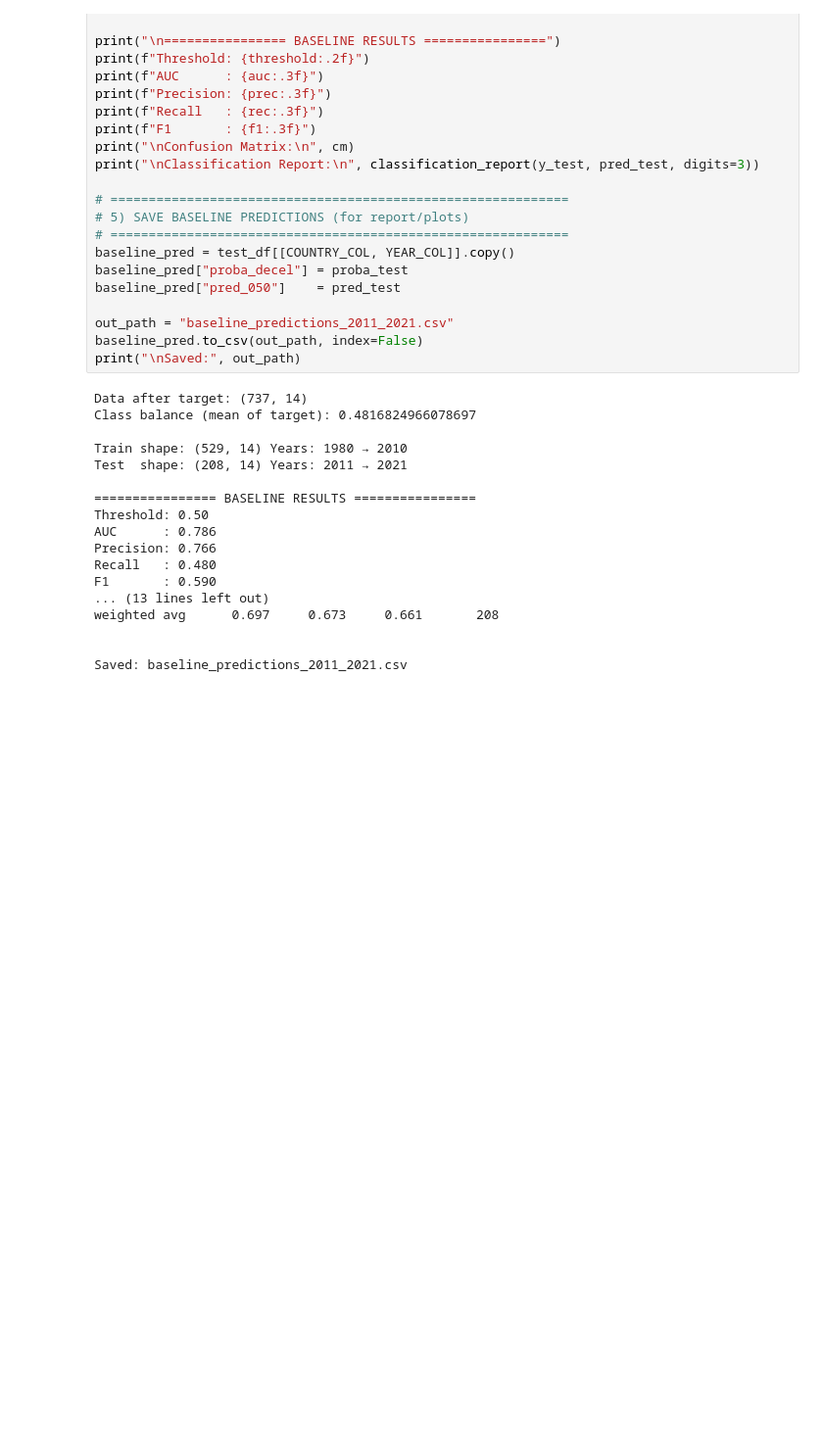
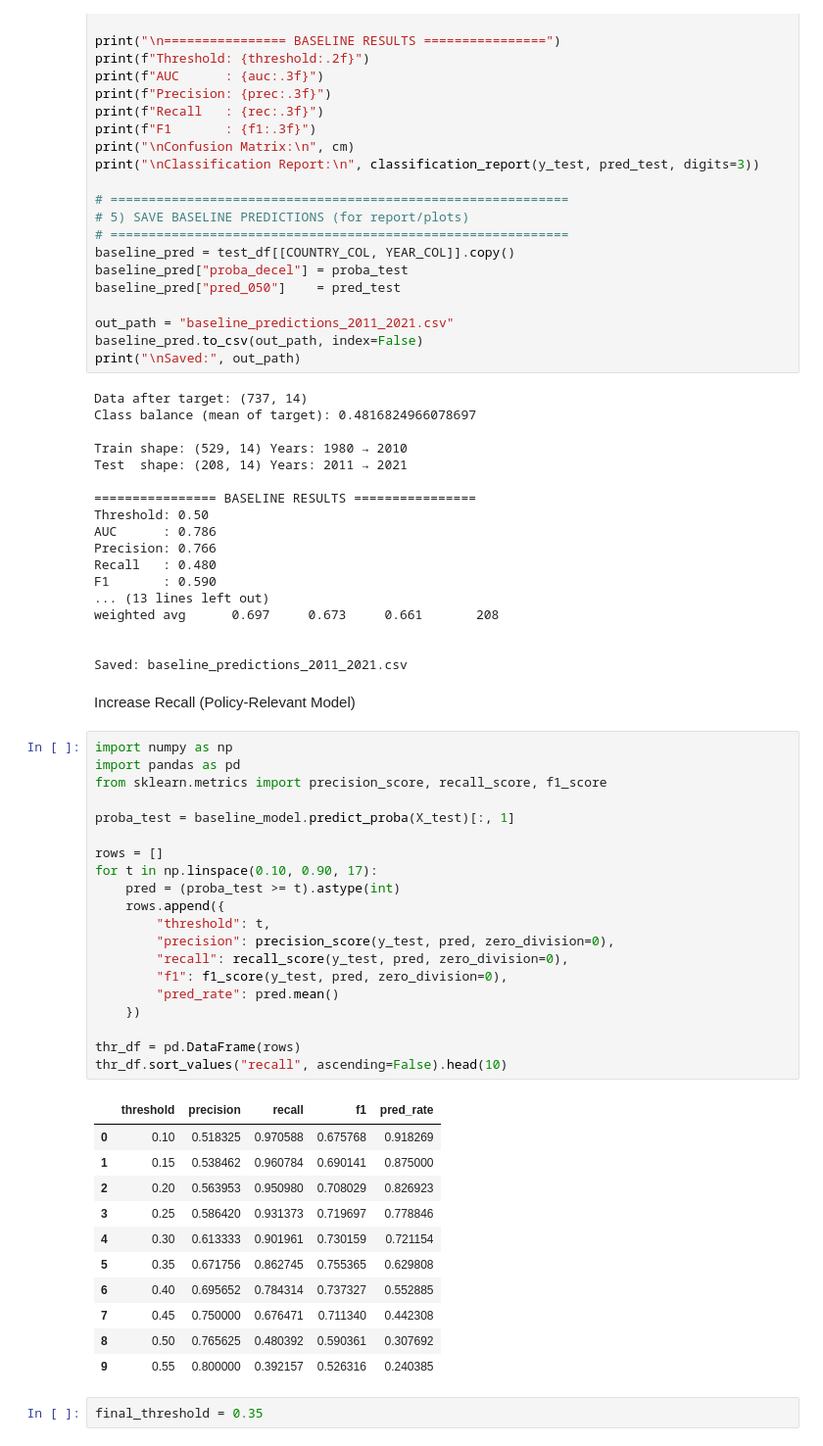
Before and after one commit to PaulinaMamiaga/ea-macro-deceleration-early-warning, a Jupyter notebook: notebook/ML.ipynb, the cells around one changed output. Shown at 98% size. Saved outputs shown, nothing was run; the diff lists cells and outputs as text; blank space fills up the shorter version.

```diff
--- a/notebook/ML.ipynb
+++ b/notebook/ML.ipynb
@@ -731,3 +731,39 @@ weighted avg      0.697     0.673     0.661       208
 
 
 Saved: baseline_predictions_2011_2021.csv
+# %% [markdown]
+Increase Recall (Policy-Relevant Model)
+# %%
+import numpy as np
+import pandas as pd
+from sklearn.metrics import precision_score, recall_score, f1_score
+
+proba_test = baseline_model.predict_proba(X_test)[:, 1]
+
+rows = []
+for t in np.linspace(0.10, 0.90, 17):
+    pred = (proba_test >= t).astype(int)
+    rows.append({
+        "threshold": t,
+        "precision": precision_score(y_test, pred, zero_division=0),
+        "recall": recall_score(y_test, pred, zero_division=0),
+        "f1": f1_score(y_test, pred, zero_division=0),
+        "pred_rate": pred.mean()
+    })
+
+thr_df = pd.DataFrame(rows)
+thr_df.sort_values("recall", ascending=False).head(10)
+# %% [output]
+|  | threshold | precision | recall | f1 | pred_rate |
+| 0 | 0.10 | 0.518325 | 0.970588 | 0.675768 | 0.918269 |
+| 1 | 0.15 | 0.538462 | 0.960784 | 0.690141 | 0.875000 |
+| 2 | 0.20 | 0.563953 | 0.950980 | 0.708029 | 0.826923 |
+| 3 | 0.25 | 0.586420 | 0.931373 | 0.719697 | 0.778846 |
+| 4 | 0.30 | 0.613333 | 0.901961 | 0.730159 | 0.721154 |
+| 5 | 0.35 | 0.671756 | 0.862745 | 0.755365 | 0.629808 |
+| 6 | 0.40 | 0.695652 | 0.784314 | 0.737327 | 0.552885 |
+| 7 | 0.45 | 0.750000 | 0.676471 | 0.711340 | 0.442308 |
+| 8 | 0.50 | 0.765625 | 0.480392 | 0.590361 | 0.307692 |
+| 9 | 0.55 | 0.800000 | 0.392157 | 0.526316 | 0.240385 |
+# %%
+final_threshold = 0.35
```
Also changed, not shown: parts of 1 cell of this notebook.
